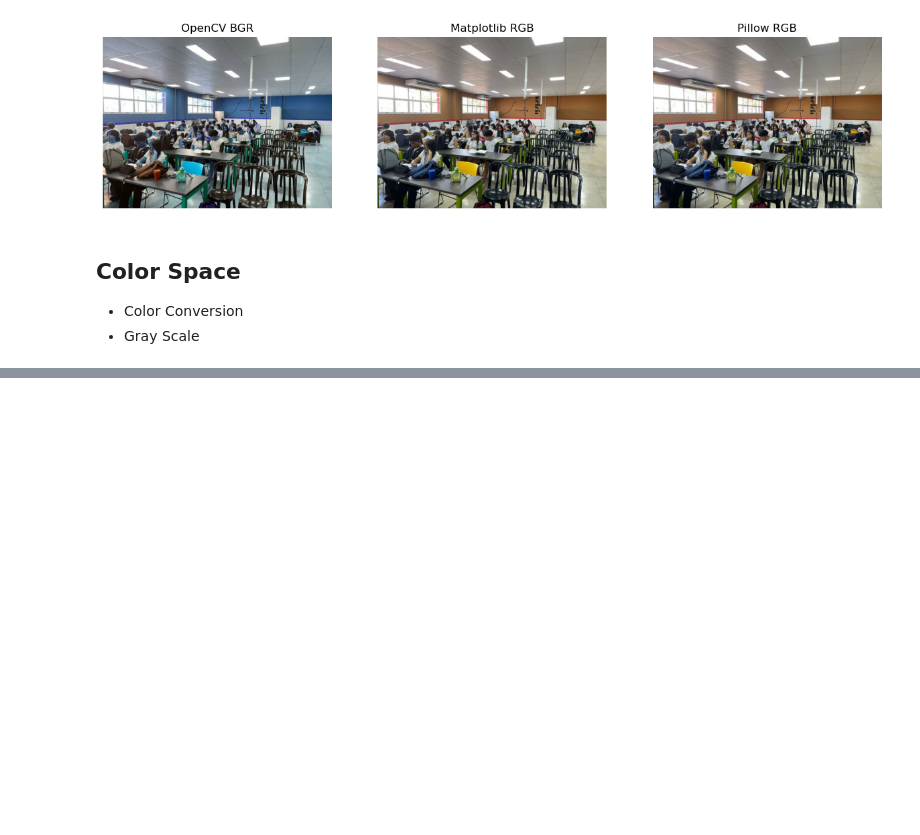
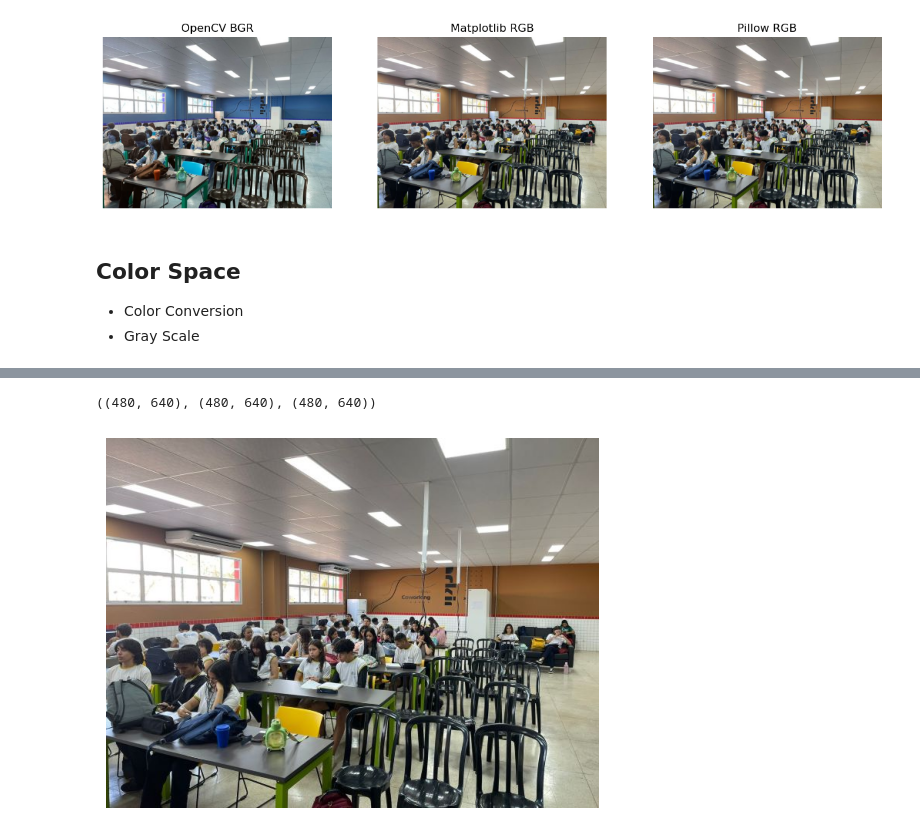
Before and after one commit to ESCOLADOFUTUROSARAH/face_recon, a Jupyter notebook: 01_processamento_imagem_opencv/02_reading_image.ipynb, the cells around one changed output, grey strips where cells are left out. Drawn from its saved outputs; the diff is of its cells as text; code cells hidden in the pictures; blank space fills up the shorter version.

```diff
--- a/01_processamento_imagem_opencv/02_reading_image.ipynb
+++ b/01_processamento_imagem_opencv/02_reading_image.ipynb
@@ -115,0 +156,14 @@ plt.show()
+# %%
+b.shape, g.shape, r.shape
+# %% [output]
+((480, 640), (480, 640), (480, 640))
+# %%
+# converting color
+# bgr to rgb
+img_cv_rgb = cv2.cvtColor(img_cv, cv2.COLOR_BGR2RGB)
+# %%
+plt.imshow(img_cv_rgb)
+plt.axis('off')
+plt.show()
+# %% [output]
+[figure, added]
```
Also changed, not shown: parts of 6 cells of this notebook.
